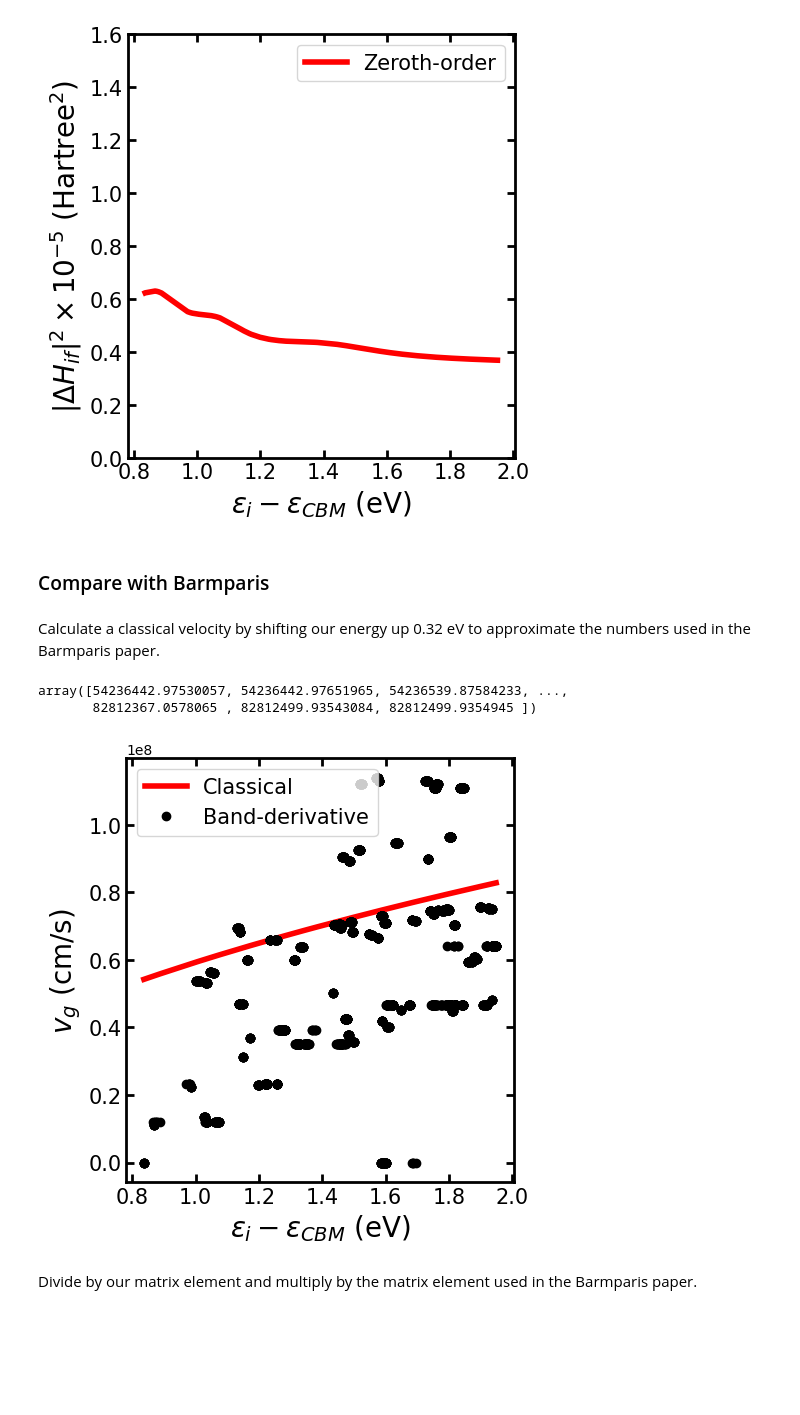
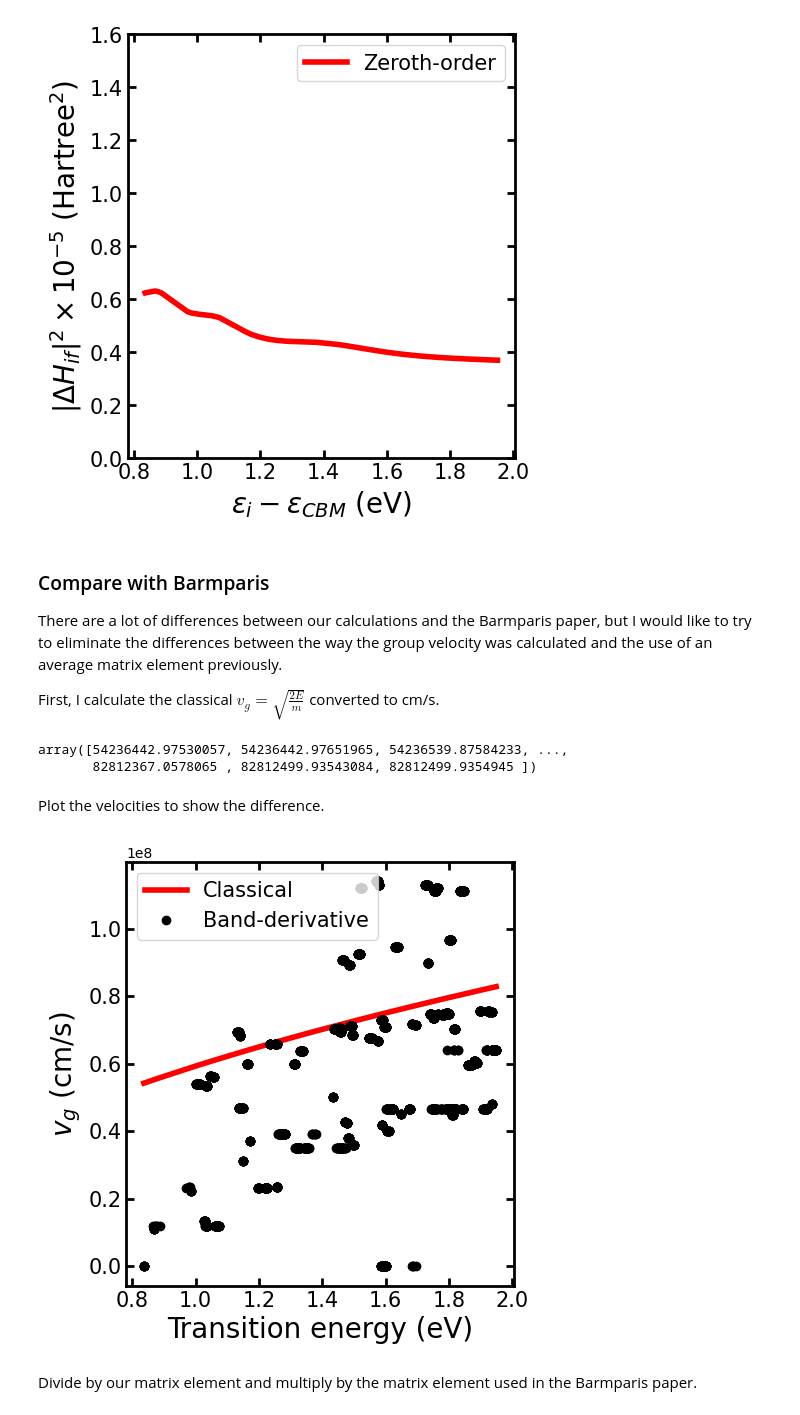
Before and after one commit to laurarnichols/defectCrossSections, a Jupyter notebook: Tools/SmearCrossSectionWithVg.ipynb, the cells around one changed output. Drawn from its saved outputs; the diff is of its cells as text; code cells hidden in the pictures; blank space fills up the shorter version.

```diff
--- a/Tools/SmearCrossSectionWithVg.ipynb
+++ b/Tools/SmearCrossSectionWithVg.ipynb
@@ -107,18 +129,18 @@ kTypeIndex = np.array(np.loadtxt(file_path)).astype(int)
 # %%
 cellVol = 1.0465e-20 # cm^3
 # %%
-sigma0PosToNeut = []
+sigma0 = []
 vg = []
 
 for ik in range(num_k_points):
-    sigma0PosToNeut_k = transitionRate0[ik]*cellVol/gVelByPatt[:,kTypeIndex[ik]]
+    sigma0_k = transitionRate0[ik]*cellVol/gVelByPatt[:,kTypeIndex[ik]]
 
-    sigma0PosToNeut.append(sigma0PosToNeut_k)
+    sigma0.append(sigma0_k)
     vg.append(gVelByPatt[:,kTypeIndex[ik]])
 
-#print(sigma0PosToNeut)
-sigma0PosToNeut = np.array(sigma0PosToNeut).flatten()
-sigma0PosToNeut[sigma0PosToNeut == np.inf] = 0.0
+#print(sigma0)
+sigma0 = np.array(sigma0).flatten()
+sigma0[sigma0 == np.inf] = 0.0
 
 vg = np.array(vg).flatten()
 # %%
@@ -240,8 +277,10 @@ plt.show()
 [figure]
 # %% [markdown]
 ### Compare with Barmparis
+
+There are a lot of differences between our calculations and the Barmparis paper, but I would like to try to eliminate the differences between the way the group velocity was calculated and the use of an average matrix element previously.
+
+First, I calculate the classical $v_g = \sqrt{\frac{2E}{m}}$ converted to cm/s.
-# %% [markdown]
-Calculate a classical velocity by shifting our energy up 0.32 eV to approximate the numbers used in the Barmparis paper.
 # %%
 vg_classical = np.sqrt(2*(dEPlotFlat_sorted)*EV_TO_J/MASS_ELEC)*1e2
 # %%
@@ -259,27 +291,29 @@ vg_smeared = gaussian_smearing(dEPlotFlat_sorted, vg_sorted, 0.1)
+# %% [markdown]
+Plot the velocities to show the difference.
 # %%
 plt.figure(figsize=(5,5.5))
 plt.plot(dEPlotFlat_sorted, vg_classical, color='red', label='Classical',linewidth=4)
 plt.plot(dEPlotFlat_sorted, vg_sorted, color='black', label='Band-derivative',marker='o',linestyle='None')
-plt.xlabel(r'$\epsilon_i - \epsilon_{CBM}$ (eV)', fontsize=20)
+plt.xlabel(r'Transition energy (eV)', fontsize=20)
 plt.ylabel(r'$v_g$ (cm/s)', fontsize=20)
 plt.legend(loc='upper left', fontsize=15)  # Move the legend to the top right and increase font size
 plt.xticks(fontsize=15)  # Increase x-axis tick font size
 plt.yticks(fontsize=15)  # Increase y-axis tick font size
 #plt.ylim(0,7)
 ax = plt.gca()
 ax.spines['top'].set_linewidth(2.0)   # Top border
 ax.spines['right'].set_linewidth(2.0) # Right border
 ax.spines['bottom'].set_linewidth(2.0)  # Bottom border (default width)
 ax.spines['left'].set_linewidth(2.0)    # Left border (default width)
 ax.tick_params(axis='both',  # Apply to both x and y axes
                which='both',  # Apply to both major and minor ticks
                direction='in',  # Tick direction (inward and outward)
                width=2,  # Thickness of the tick marks
                length=6, # Length of the tick marks
                bottom=True, top=True, left=True, right=True)
 plt.show()
 # %% [output]
-[figure, old version]
+[figure, new version]
 # %% [markdown]
 Divide by our matrix element and multiply by the matrix element used in the Barmparis paper.
 # %%
```
Also changed, not shown: parts of 33 cells of this notebook.
